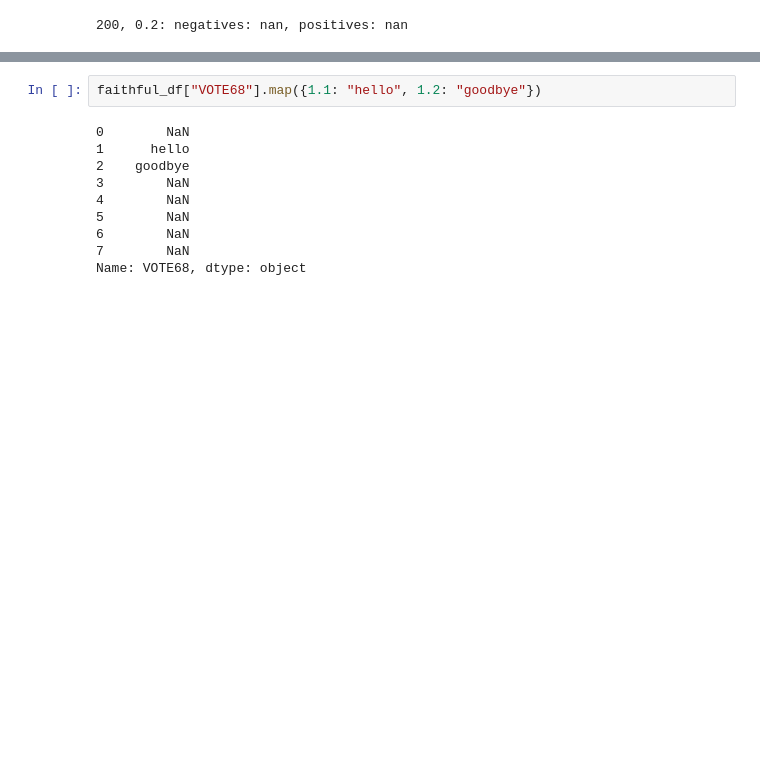
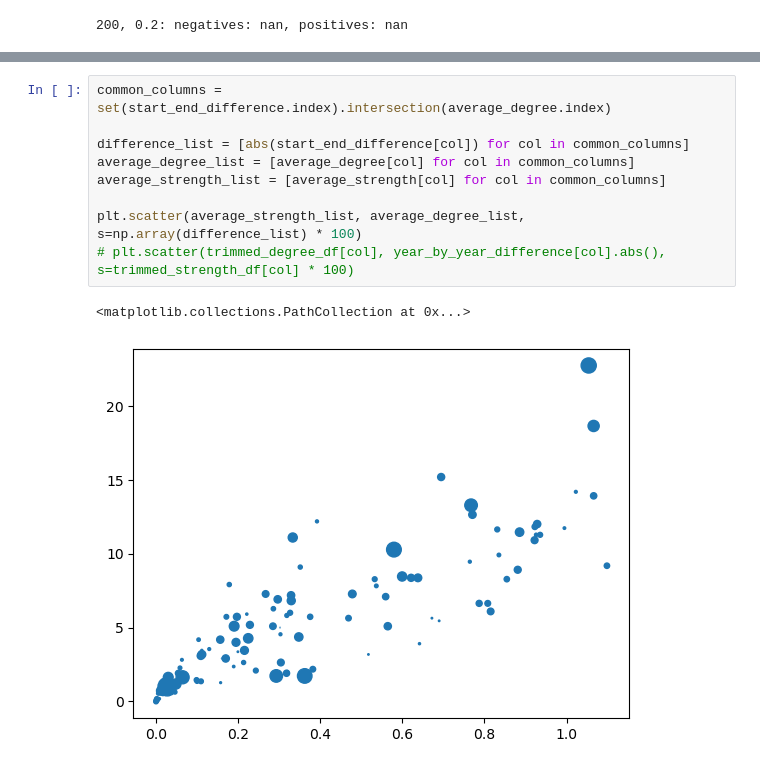
Before and after one commit to victorvikram/BeliefNetworkEvo, a Jupyter notebook: nbk/v_creating_belief_network.ipynb, the cells around one changed output, grey strips where cells are left out. Cells and saved outputs as stored; diff of their text form; blank space fills up the shorter version.

```diff
--- a/nbk/v_creating_belief_network.ipynb
+++ b/nbk/v_creating_belief_network.ipynb
@@ -307,15 +370,15 @@ True
 | 5 | NaN | NaN | 3.3 | 4.2 | NaN | NaN | -3.3 | -4.2 | 4.2 | -4.2 | ... |
 | 6 | NaN | NaN | NaN | 4.3 | NaN | NaN | NaN | -4.3 | 4.3 | -4.3 | ... |
 | 7 | NaN | NaN | NaN | NaN | NaN | NaN | NaN | NaN | NaN | NaN | ... |
-# %%
-faithful_df["VOTE68"].map({1.1: "hello", 1.2: "goodbye"})
-# %% [output]
-0        NaN
-1      hello
-2    goodbye
-3        NaN
-4        NaN
-5        NaN
-6        NaN
-7        NaN
-Name: VOTE68, dtype: object
+# %%
+common_columns = set(start_end_difference.index).intersection(average_degree.index)
+
+difference_list = [abs(start_end_difference[col]) for col in common_columns]
+average_degree_list = [average_degree[col] for col in common_columns]
+average_strength_list = [average_strength[col] for col in common_columns]
+
+plt.scatter(average_strength_list, average_degree_list, s=np.array(difference_list) * 100)
+# plt.scatter(trimmed_degree_df[col], year_by_year_difference[col].abs(), s=trimmed_strength_df[col] * 100)
+# %% [output]
+<matplotlib.collections.PathCollection at 0x...>
+[figure, added]
```
Also changed, not shown: parts of 11 cells of this notebook, 8 other files.
